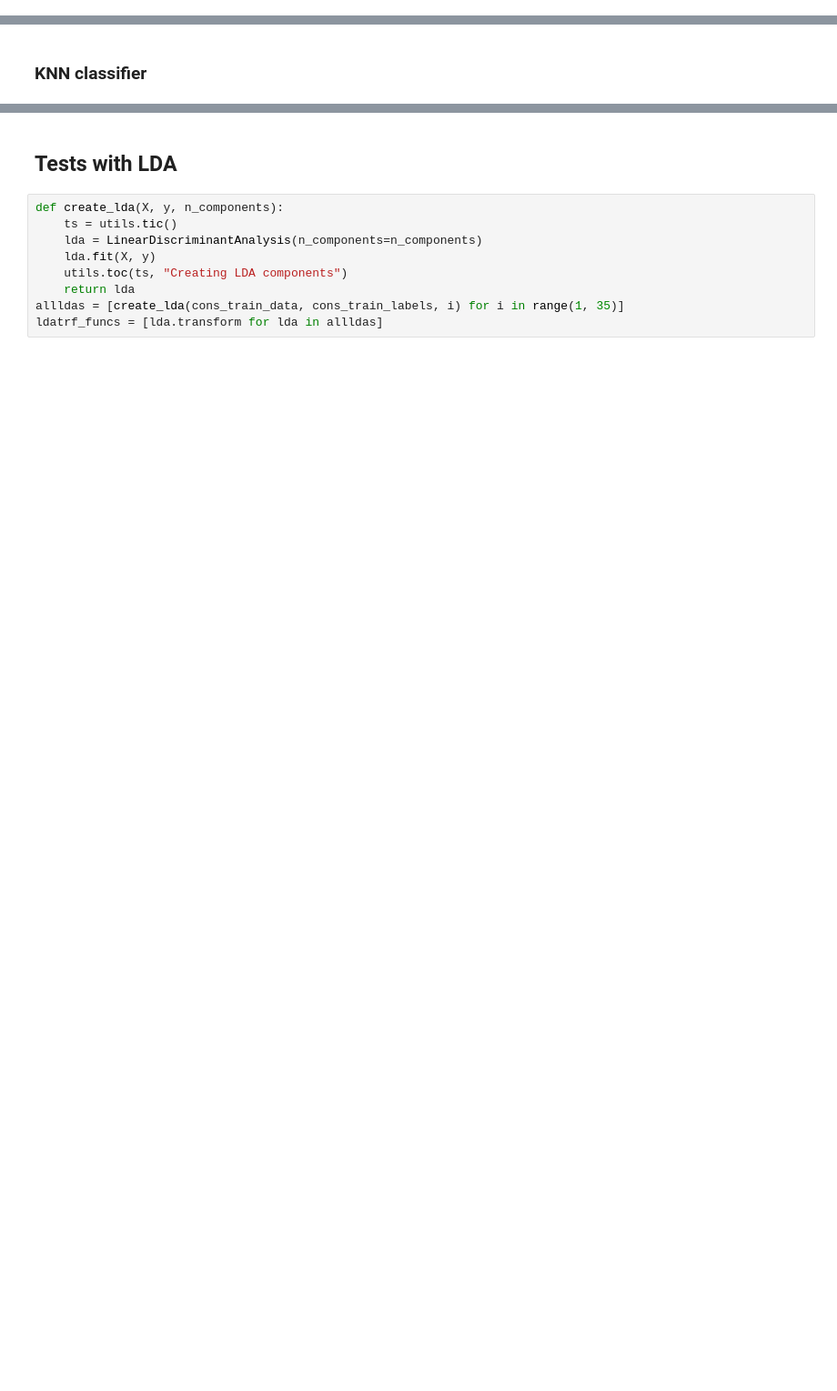
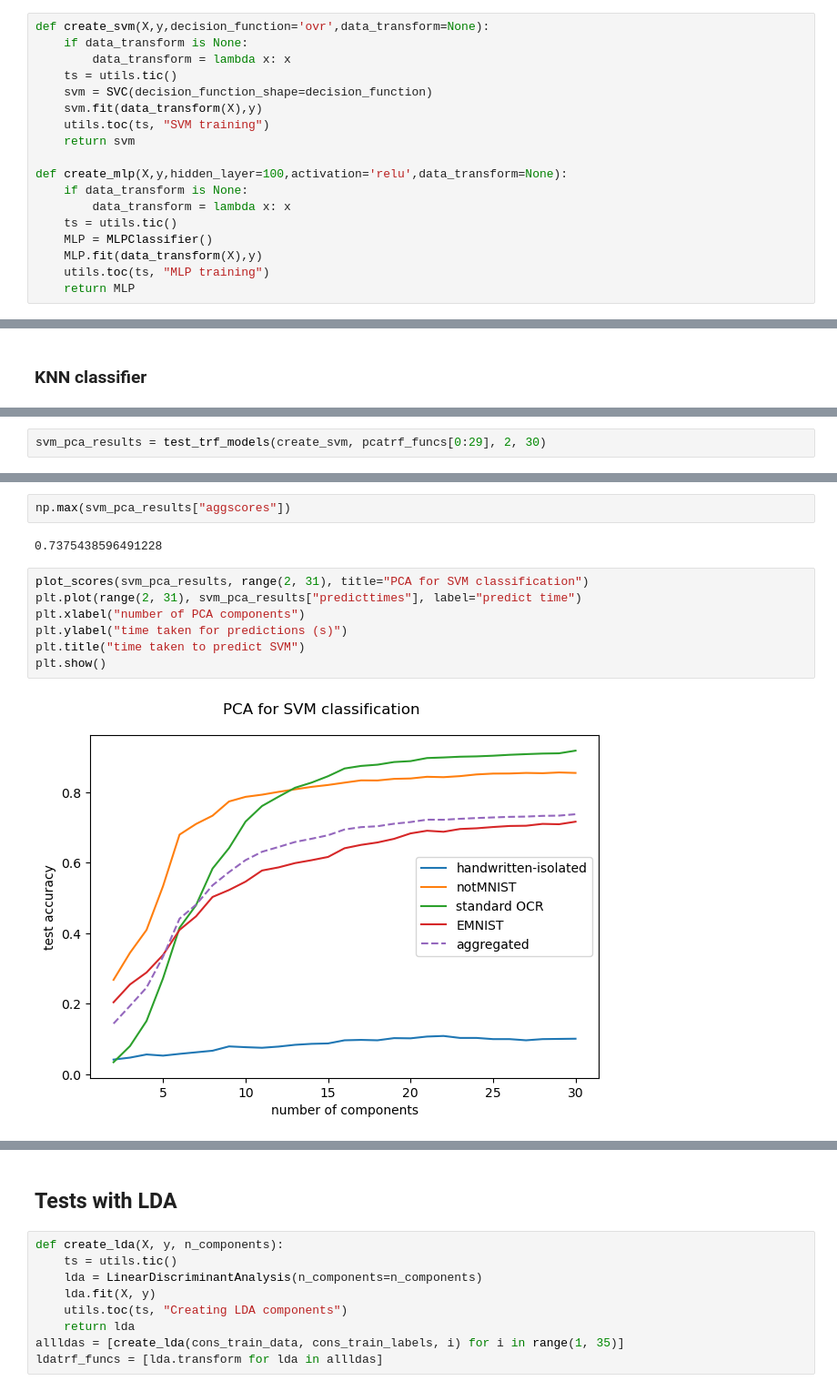
Before and after one commit to jerukan/ece271b-project, a Jupyter notebook: prcode.ipynb, the cells around one changed output, grey strips where cells are left out. Shown at 91% size. Saved outputs shown, nothing was run; the diff lists cells and outputs as text; blank space fills up the shorter version.

```diff
--- a/prcode.ipynb
+++ b/prcode.ipynb
@@ -176,6 +180,24 @@ def create_knn(X, y, k=5, data_transform=None):
     knn.fit(data_transform(X), y)
     utils.toc(ts, "KNN training")
     return knn
+# %%
+def create_svm(X,y,decision_function='ovr',data_transform=None):
+    if data_transform is None:
+        data_transform = lambda x: x
+    ts = utils.tic()
+    svm = SVC(decision_function_shape=decision_function)
+    svm.fit(data_transform(X),y)
+    utils.toc(ts, "SVM training")
+    return svm
+
+def create_mlp(X,y,hidden_layer=100,activation='relu',data_transform=None):
+    if data_transform is None:
+        data_transform = lambda x: x
+    ts = utils.tic()
+    MLP = MLPClassifier()
+    MLP.fit(data_transform(X),y)
+    utils.toc(ts, "MLP training")
+    return MLP
 # %% [markdown]
 ## Raw model tests
 # %%
@@ -417,0 +516,2 @@ plt.show()
+# %%
+svm_pca_results = test_trf_models(create_svm, pcatrf_funcs[0:29], 2, 30)
@@ -417,0 +536,13 @@ plt.show()
+# %%
+np.max(svm_pca_results["aggscores"])
+# %% [output]
+0.7375438596491228
+# %%
+plot_scores(svm_pca_results, range(2, 31), title="PCA for SVM classification")
+plt.plot(range(2, 31), svm_pca_results["predicttimes"], label="predict time")
+plt.xlabel("number of PCA components")
+plt.ylabel("time taken for predictions (s)")
+plt.title("time taken to predict SVM")
+plt.show()
+# %% [output]
+[figure, added]
```
Also changed, not shown: parts of 53 cells of this notebook, 13 other files.
